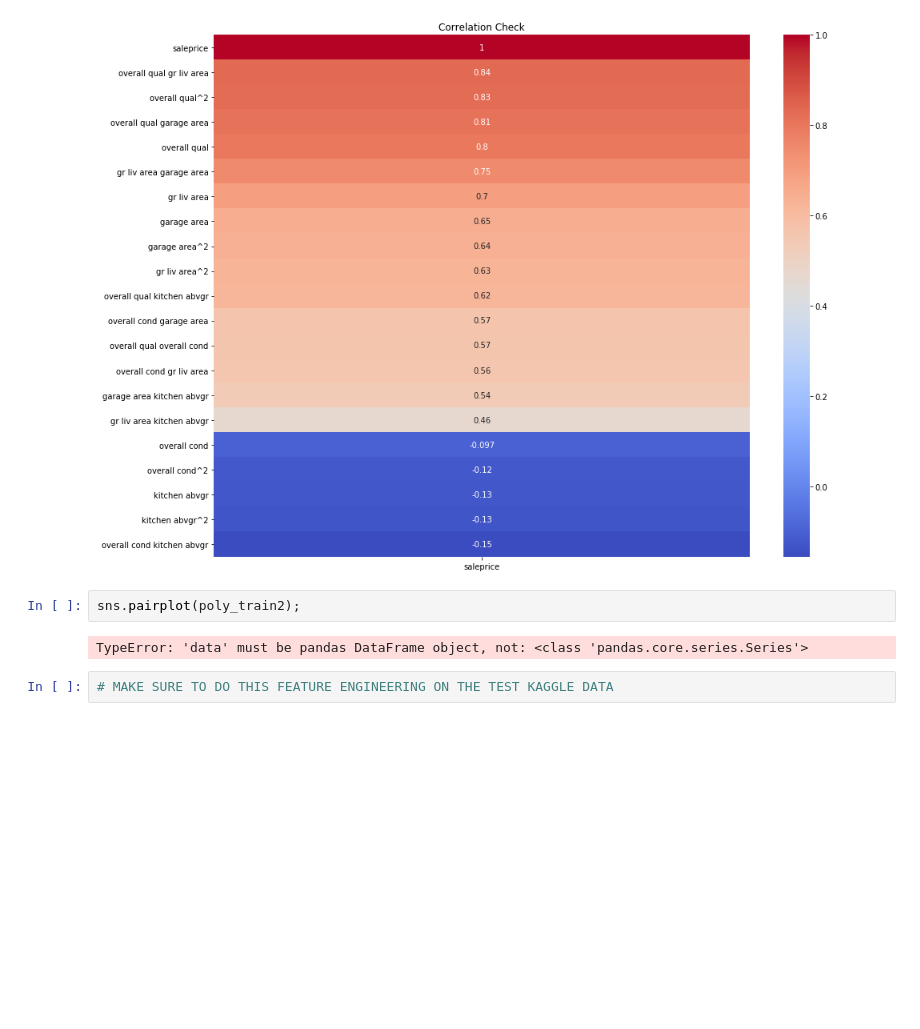
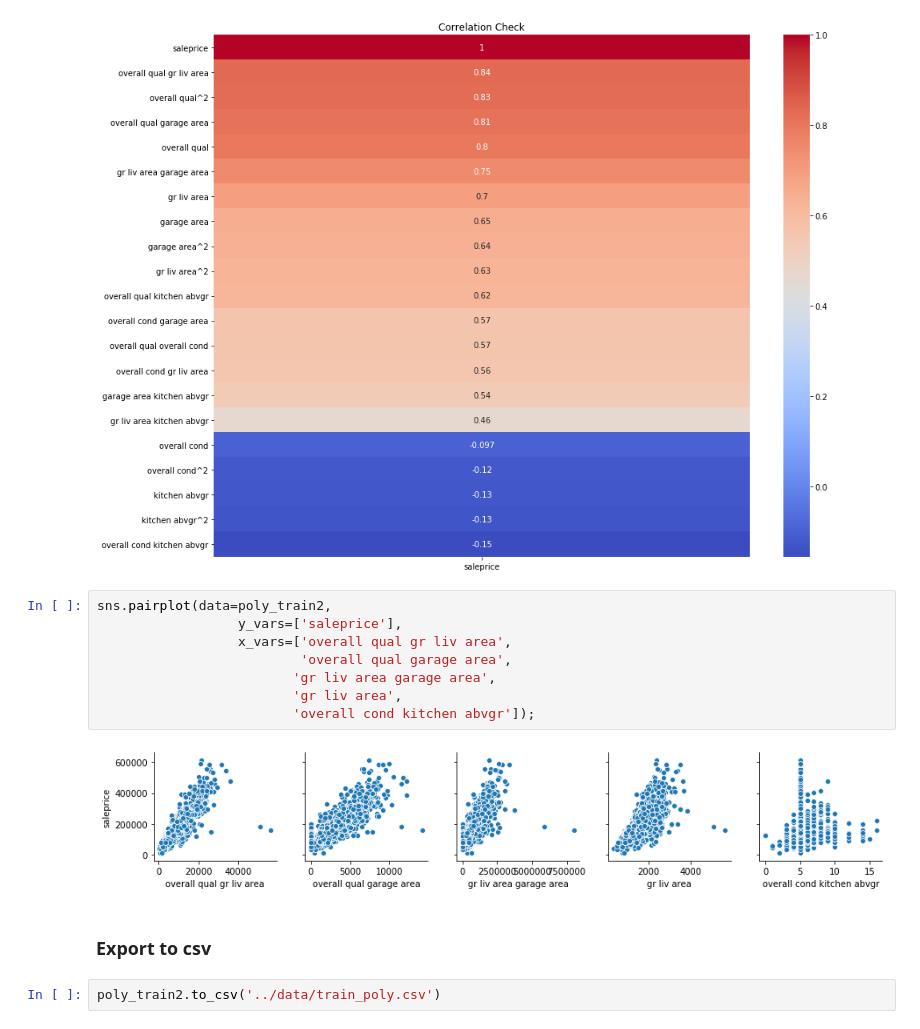
Before and after one commit to jessicarose00/housing_price_predictions, a Jupyter notebook: code/02_Preprocessing_Feature_Engineering.ipynb, the cells around one changed output. Cells and saved outputs as stored; diff of their text form; blank space fills up the shorter version.

```diff
--- a/code/02_Preprocessing_Feature_Engineering.ipynb
+++ b/code/02_Preprocessing_Feature_Engineering.ipynb
@@ -112,9 +116,17 @@ ax.set_ylim(bottom + 0.5, top - 0.5)
 ax.set_title('Correlation Check');
 # %% [output]
 [figure]
-# %%
-sns.pairplot(poly_train2);
-# %% [output]
-TypeError: 'data' must be pandas DataFrame object, not: <class 'pandas.core.series.Series'>
-# %%
-# MAKE SURE TO DO THIS FEATURE ENGINEERING ON THE TEST KAGGLE DATA
+# %%
+sns.pairplot(data=poly_train2,
+                  y_vars=['saleprice'],
+                  x_vars=['overall qual gr liv area',
+                          'overall qual garage area',
+                         'gr liv area garage area',
+                         'gr liv area',
+                         'overall cond kitchen abvgr']);
+# %% [output]
+[figure, added]
+# %% [markdown]
+### Export to csv
+# %%
+poly_train2.to_csv('../data/train_poly.csv')
```
Also changed, not shown: parts of 2 cells of this notebook, 2 other files.
